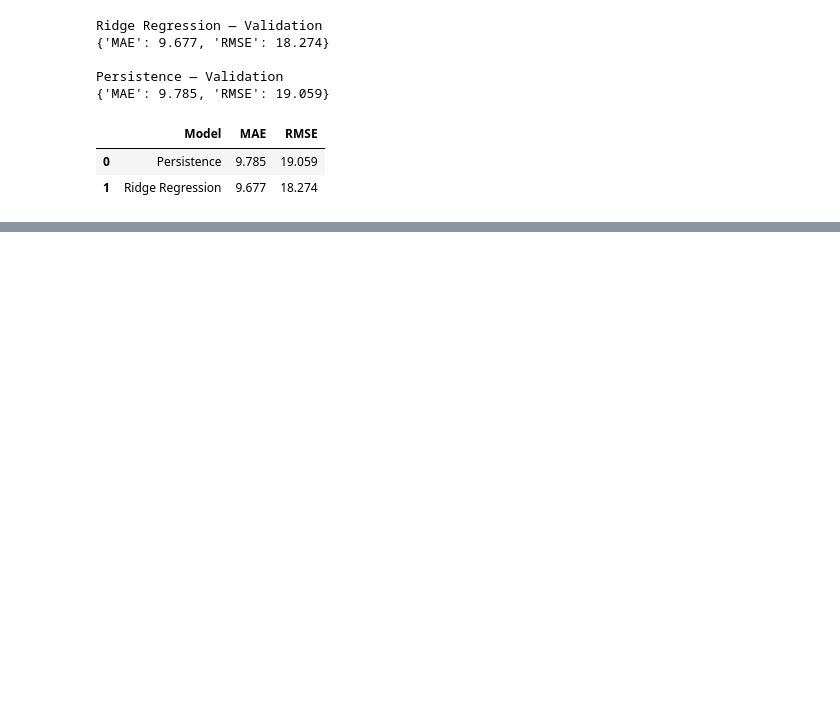
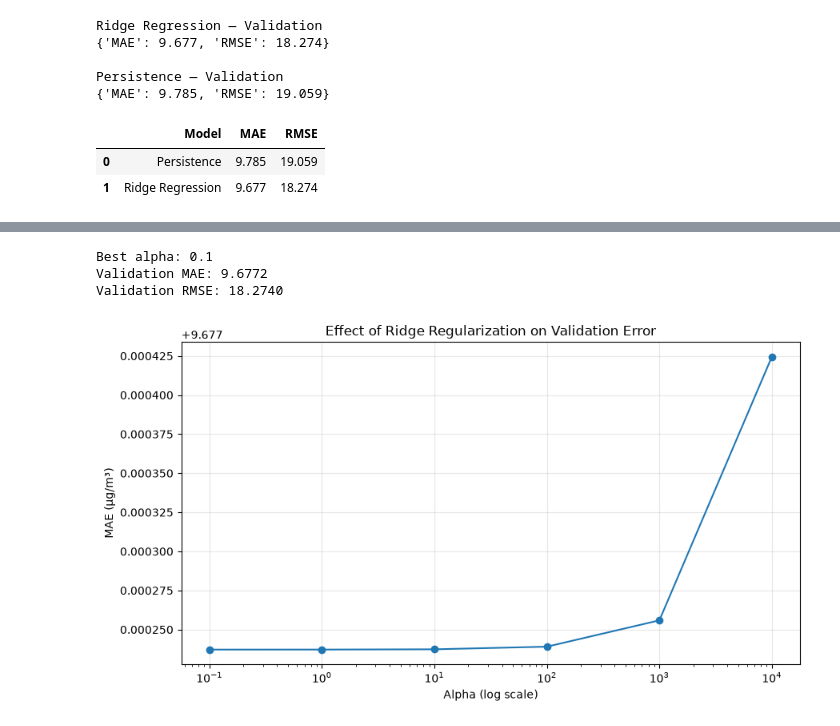
Before and after one commit to shbnm93/air-quality-retrieval-ai, a Jupyter notebook: notebooks/02_forecasting_preparation.ipynb, the cells around one changed output, grey strips where cells are left out. Drawn from its saved outputs; the diff is of its cells as text; code cells hidden in the pictures; blank space fills up the shorter version.

```diff
--- a/notebooks/02_forecasting_preparation.ipynb
+++ b/notebooks/02_forecasting_preparation.ipynb
@@ -442,0 +550,37 @@ Persistence:
+# %%
+best_row = tuning_results.loc[
+    tuning_results["MAE"].idxmin()
+]
+
+best_alpha = best_row["alpha"]
+
+print(f"Best alpha: {best_alpha}")
+print(f"Validation MAE: {best_row['MAE']:.4f}")
+print(f"Validation RMSE: {best_row['RMSE']:.4f}")
+# %% [output]
+Best alpha: 0.1
+Validation MAE: 9.6772
+Validation RMSE: 18.2740
+# %%
+import matplotlib.pyplot as plt
+
+plt.figure(figsize=(9, 5))
+
+plt.plot(
+    tuning_results["alpha"],
+    tuning_results["MAE"],
+    marker="o",
+    label="Validation MAE"
+)
+
+plt.xscale("log")
+
+plt.title("Effect of Ridge Regularization on Validation Error")
+plt.xlabel("Alpha (log scale)")
+plt.ylabel("MAE (µg/m³)")
+
+plt.grid(alpha=0.3)
+plt.tight_layout()
+plt.show()
+# %% [output]
+[figure, added]
```
Also changed, not shown: parts of 22 cells of this notebook.
